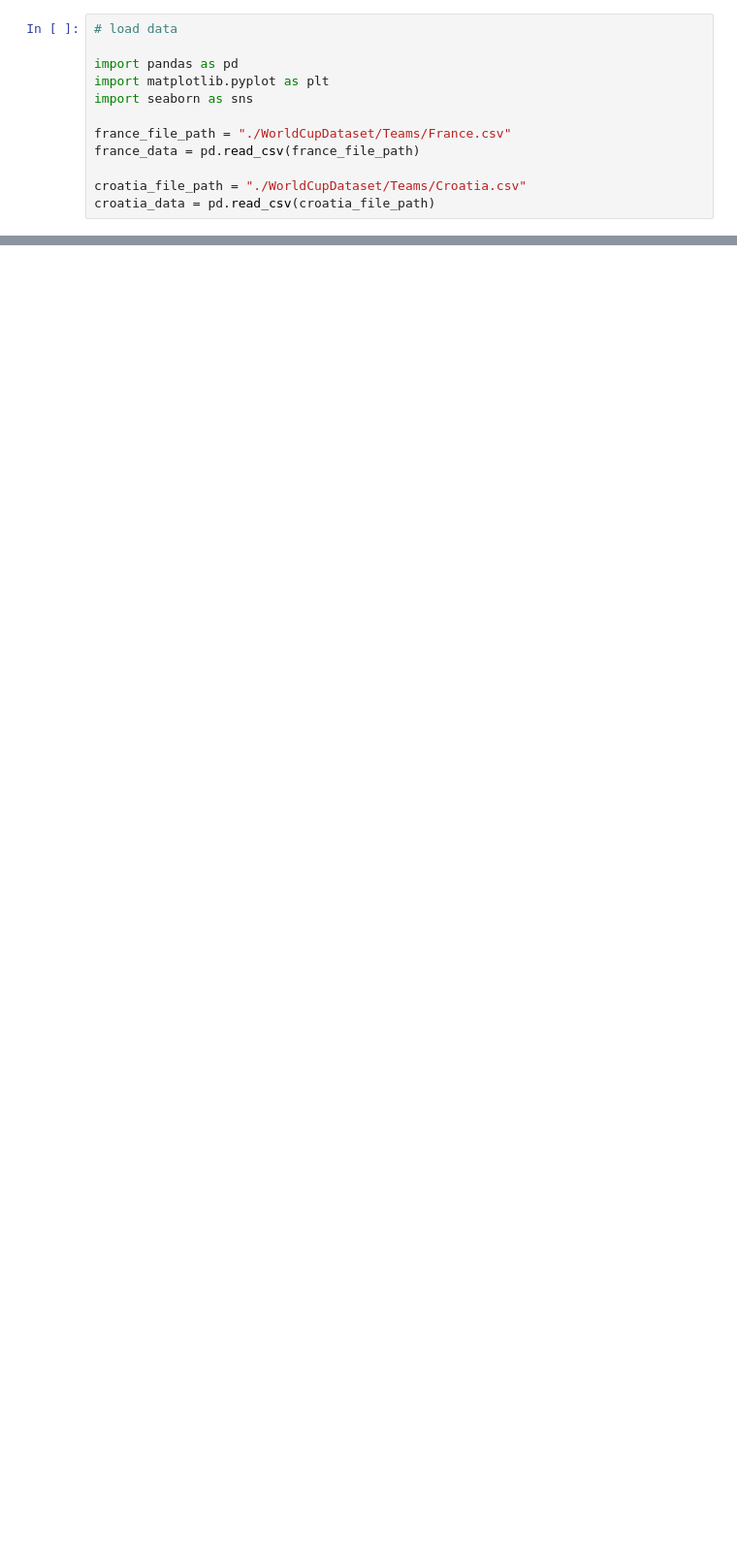
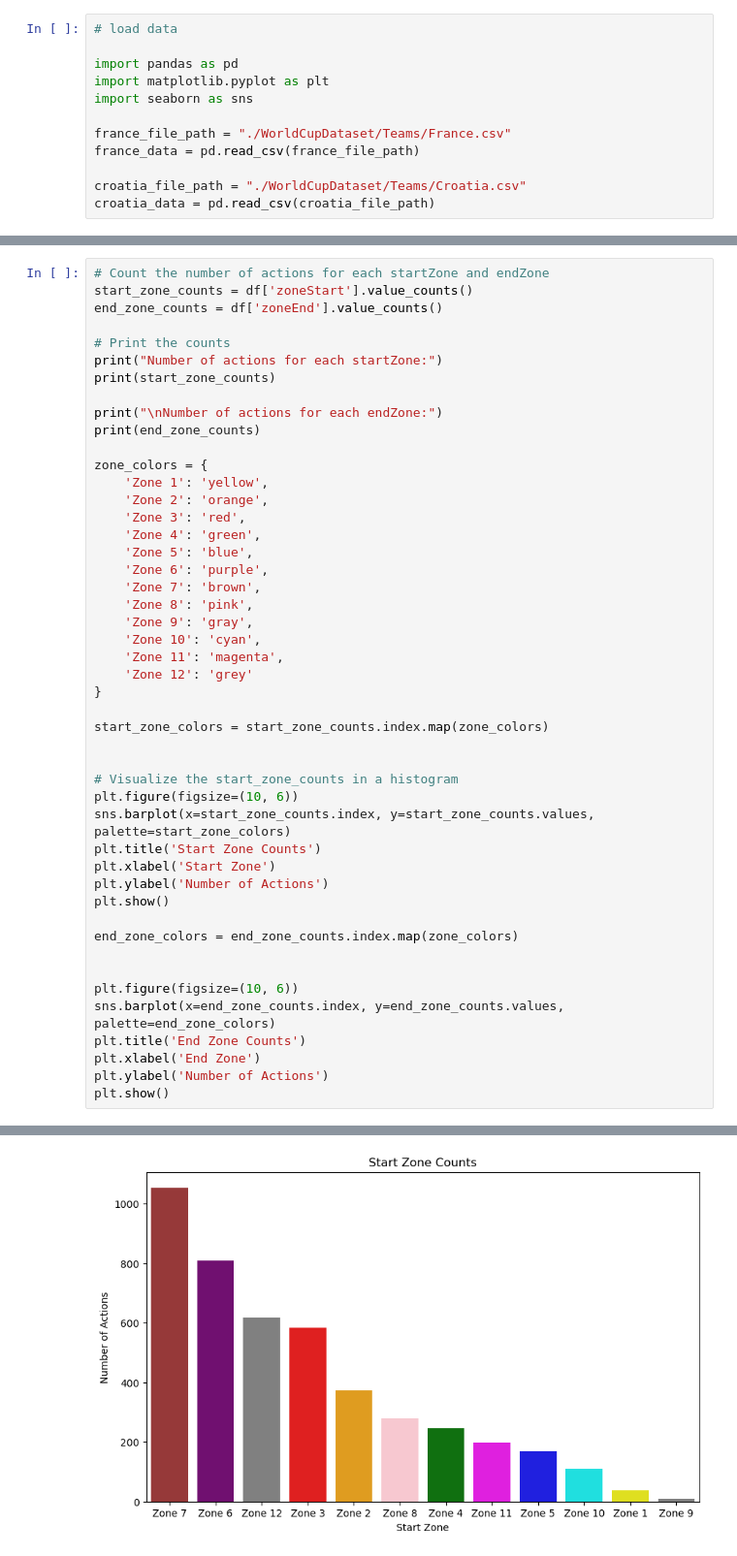
Before and after one commit to ebnerlena/pods_project, a Jupyter notebook: wordcup_data_preprocessing.ipynb, the cells around one changed output, grey strips where cells are left out. Shown at 97% size. Drawn from its saved outputs; the diff is of its cells as text; blank space fills up the shorter version.

```diff
--- a/wordcup_data_preprocessing.ipynb
+++ b/wordcup_data_preprocessing.ipynb
@@ -55,0 +205,48 @@ Name: action, dtype: int64
+# %%
+# Count the number of actions for each startZone and endZone
+start_zone_counts = df['zoneStart'].value_counts()
+end_zone_counts = df['zoneEnd'].value_counts()
+
+# Print the counts
+print("Number of actions for each startZone:")
+print(start_zone_counts)
+
+print("\nNumber of actions for each endZone:")
+print(end_zone_counts)
+
+zone_colors = {
+    'Zone 1': 'yellow',
+    'Zone 2': 'orange',
+    'Zone 3': 'red',
+    'Zone 4': 'green',
+    'Zone 5': 'blue',
+    'Zone 6': 'purple',
+    'Zone 7': 'brown',
+    'Zone 8': 'pink',
+    'Zone 9': 'gray',
+    'Zone 10': 'cyan',
+    'Zone 11': 'magenta',
+    'Zone 12': 'grey'
+}
+
+start_zone_colors = start_zone_counts.index.map(zone_colors)
+
+
+# Visualize the start_zone_counts in a histogram
+plt.figure(figsize=(10, 6))
+sns.barplot(x=start_zone_counts.index, y=start_zone_counts.values, palette=start_zone_colors)
+plt.title('Start Zone Counts')
+plt.xlabel('Start Zone')
+plt.ylabel('Number of Actions')
+plt.show()
+
+end_zone_colors = end_zone_counts.index.map(zone_colors)
+
+
+plt.figure(figsize=(10, 6))
+sns.barplot(x=end_zone_counts.index, y=end_zone_counts.values, palette=end_zone_colors)
+plt.title('End Zone Counts')
+plt.xlabel('End Zone')
+plt.ylabel('Number of Actions')
+plt.show()
+# %% [output]
@@ -55,0 +270 @@ Name: action, dtype: int64
+[figure, added]
```
Also changed, not shown: parts of 10 cells of this notebook, 1 other file.
